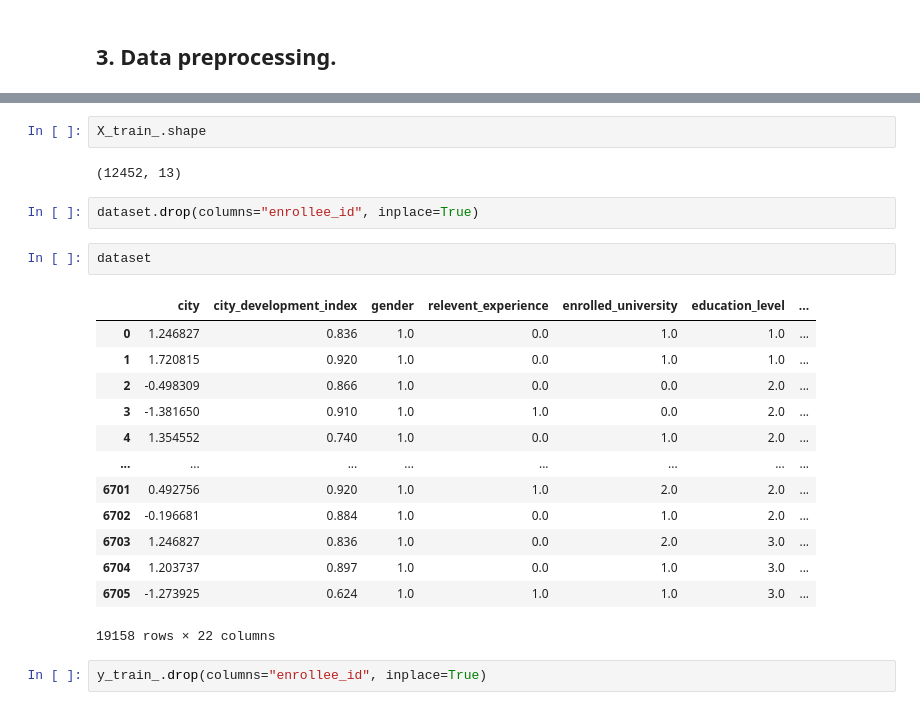
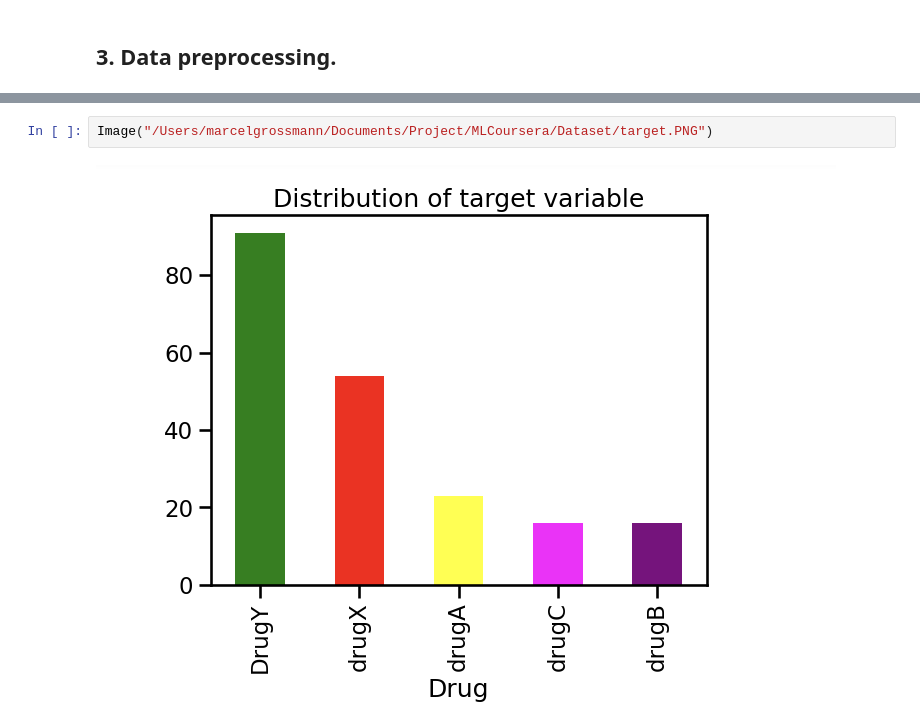
Before and after one commit to marcndo/ML_IBM, a Jupyter notebook: SupervisedML/Classification/final_project/course2_final_project.ipynb, the cells around one changed output, grey strips where cells are left out. Saved outputs shown, nothing was run; the diff lists cells and outputs as text.

Commit message:
add project file

```diff
--- a/SupervisedML/Classification/final_project/course2_final_project.ipynb
+++ b/SupervisedML/Classification/final_project/course2_final_project.ipynb
@@ -325,24 +23,4 @@ dataset
-# %%
-X_train_.shape
-# %% [output]
-(12452, 13)
-# %%
-dataset.drop(columns="enrollee_id", inplace=True)
-# %%
-dataset
-# %% [output]
-|  | city | city_development_index | gender | relevent_experience | enrolled_university | education_level | ... |
-| 0 | 1.246827 | 0.836 | 1.0 | 0.0 | 1.0 | 1.0 | ... |
-| 1 | 1.720815 | 0.920 | 1.0 | 0.0 | 1.0 | 1.0 | ... |
-| 2 | -0.498309 | 0.866 | 1.0 | 0.0 | 0.0 | 2.0 | ... |
-| 3 | -1.381650 | 0.910 | 1.0 | 1.0 | 0.0 | 2.0 | ... |
-| 4 | 1.354552 | 0.740 | 1.0 | 0.0 | 1.0 | 2.0 | ... |
-| ... | ... | ... | ... | ... | ... | ... | ... |
-| 6701 | 0.492756 | 0.920 | 1.0 | 1.0 | 2.0 | 2.0 | ... |
-| 6702 | -0.196681 | 0.884 | 1.0 | 0.0 | 1.0 | 2.0 | ... |
-| 6703 | 1.246827 | 0.836 | 1.0 | 0.0 | 2.0 | 3.0 | ... |
-| 6704 | 1.203737 | 0.897 | 1.0 | 0.0 | 1.0 | 3.0 | ... |
-| 6705 | -1.273925 | 0.624 | 1.0 | 1.0 | 1.0 | 3.0 | ... |
-19158 rows × 22 columns
-# %%
-y_train_.drop(columns="enrollee_id", inplace=True)
+# %%
+Image("/Users/marcelgrossmann/Documents/Project/MLCoursera/Dataset/target.PNG")
+# %% [output]
+[figure, added]
```
Also changed, not shown: parts of 63 cells of this notebook.
